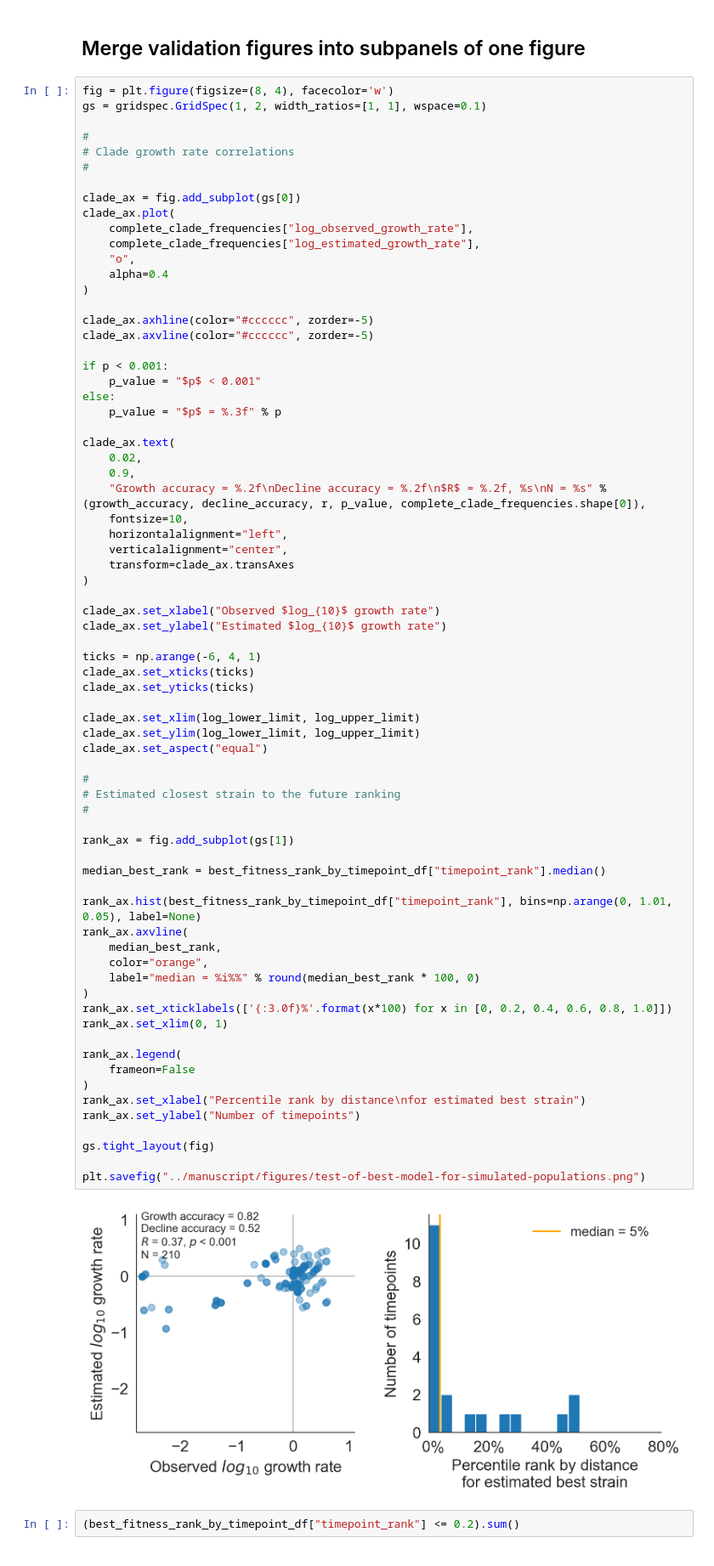
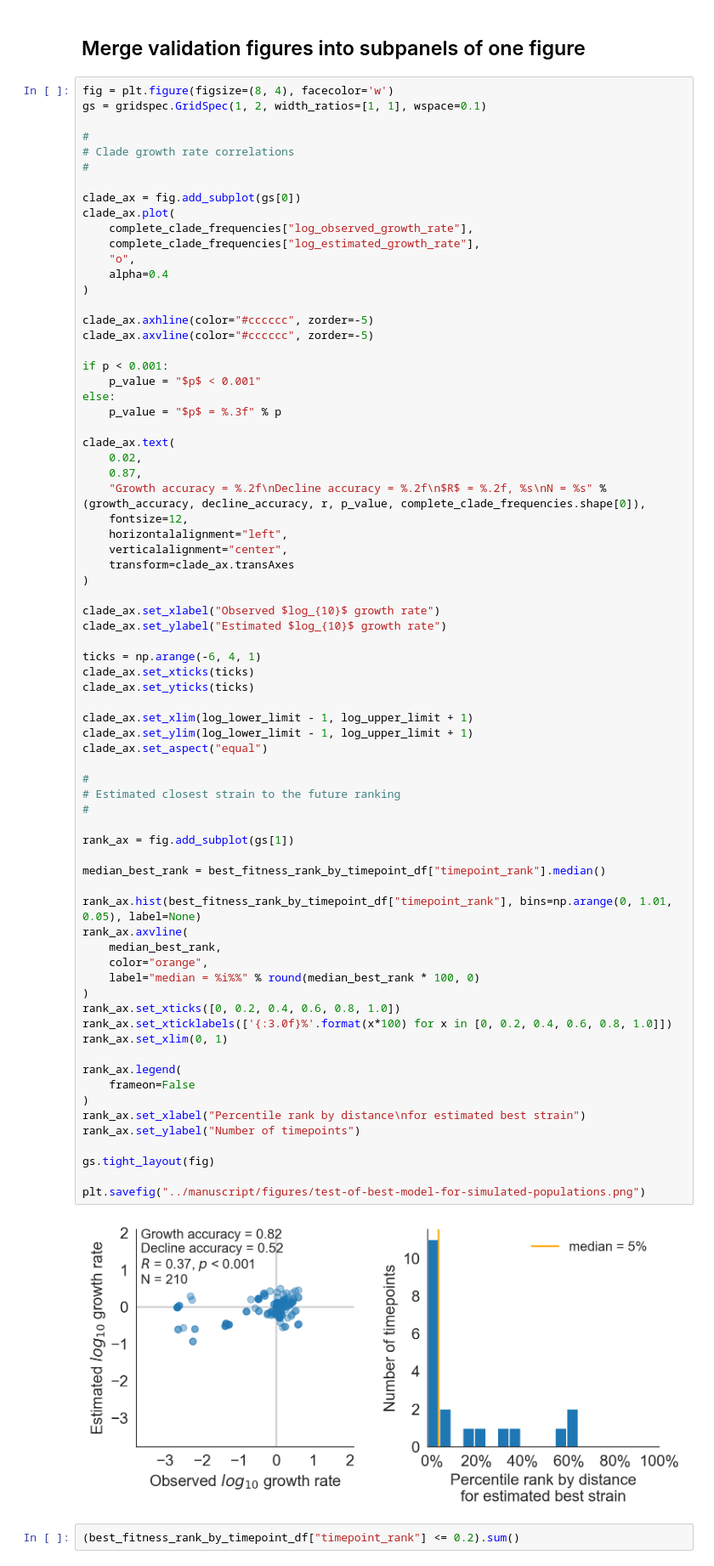
Before and after one commit to blab/flu-forecasting, a Jupyter notebook: analyses/2019-10-10-frequency-correlations-for-simulated-populations-test-data-with-nested-clades-from-full-tree.ipynb, the cells around one changed output. Shown at 85% size. Saved outputs shown, nothing was run; the diff lists cells and outputs as text.

```diff
--- a/analyses/2019-10-10-frequency-correlations-for-simulated-populations-test-data-with-nested-clades-from-full-tree.ipynb
+++ b/analyses/2019-10-10-frequency-correlations-for-simulated-populations-test-data-with-nested-clades-from-full-tree.ipynb
@@ -607,9 +607,9 @@ else:
 
 clade_ax.text(
     0.02,
-    0.9,
+    0.87,
     "Growth accuracy = %.2f\nDecline accuracy = %.2f\n$R$ = %.2f, %s\nN = %s" % (growth_accuracy, decline_accuracy, r, p_value, complete_clade_frequencies.shape[0]),
-    fontsize=10,
+    fontsize=12,
     horizontalalignment="left",
     verticalalignment="center",
     transform=clade_ax.transAxes
@@ -622,38 +622,39 @@ ticks = np.arange(-6, 4, 1)
 clade_ax.set_xticks(ticks)
 clade_ax.set_yticks(ticks)
 
-clade_ax.set_xlim(log_lower_limit, log_upper_limit)
-clade_ax.set_ylim(log_lower_limit, log_upper_limit)
+clade_ax.set_xlim(log_lower_limit - 1, log_upper_limit + 1)
+clade_ax.set_ylim(log_lower_limit - 1, log_upper_limit + 1)
 clade_ax.set_aspect("equal")
 
 #
 # Estimated closest strain to the future ranking
 #
 
 rank_ax = fig.add_subplot(gs[1])
 
 median_best_rank = best_fitness_rank_by_timepoint_df["timepoint_rank"].median()
 
 rank_ax.hist(best_fitness_rank_by_timepoint_df["timepoint_rank"], bins=np.arange(0, 1.01, 0.05), label=None)
 rank_ax.axvline(
     median_best_rank,
     color="orange",
     label="median = %i%%" % round(median_best_rank * 100, 0)
 )
+rank_ax.set_xticks([0, 0.2, 0.4, 0.6, 0.8, 1.0])
 rank_ax.set_xticklabels(['{:3.0f}%'.format(x*100) for x in [0, 0.2, 0.4, 0.6, 0.8, 1.0]])
 rank_ax.set_xlim(0, 1)
 
 rank_ax.legend(
     frameon=False
 )
 rank_ax.set_xlabel("Percentile rank by distance\nfor estimated best strain")
 rank_ax.set_ylabel("Number of timepoints")
 
 gs.tight_layout(fig)
 
 plt.savefig("../manuscript/figures/test-of-best-model-for-simulated-populations.png")
 # %% [output]
-[figure, old version]
+[figure, new version]
 # %%
 (best_fitness_rank_by_timepoint_df["timepoint_rank"] <= 0.2).sum()
 # %% [output]
```
Also changed, not shown: parts of 1 cell of this notebook, 5 other files.
